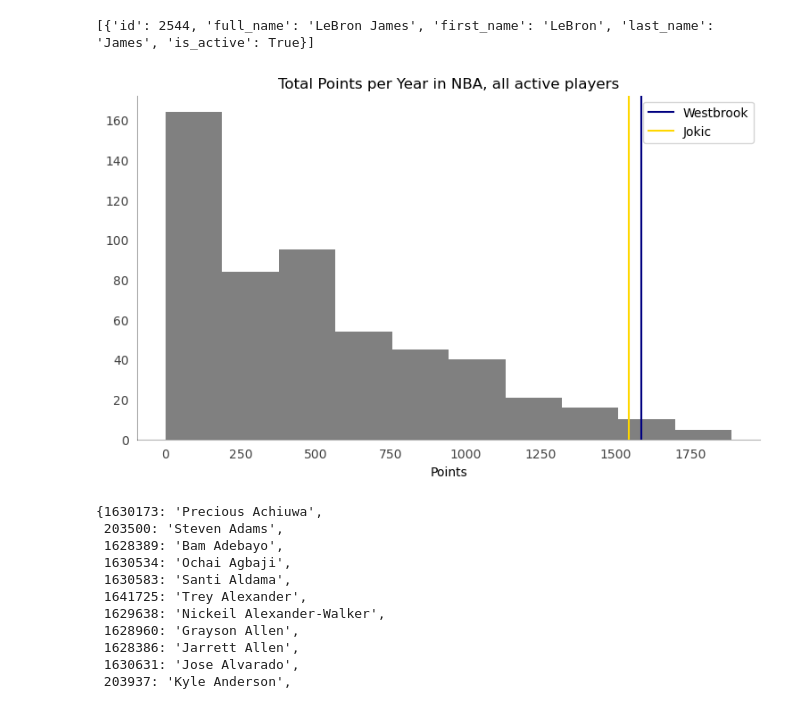
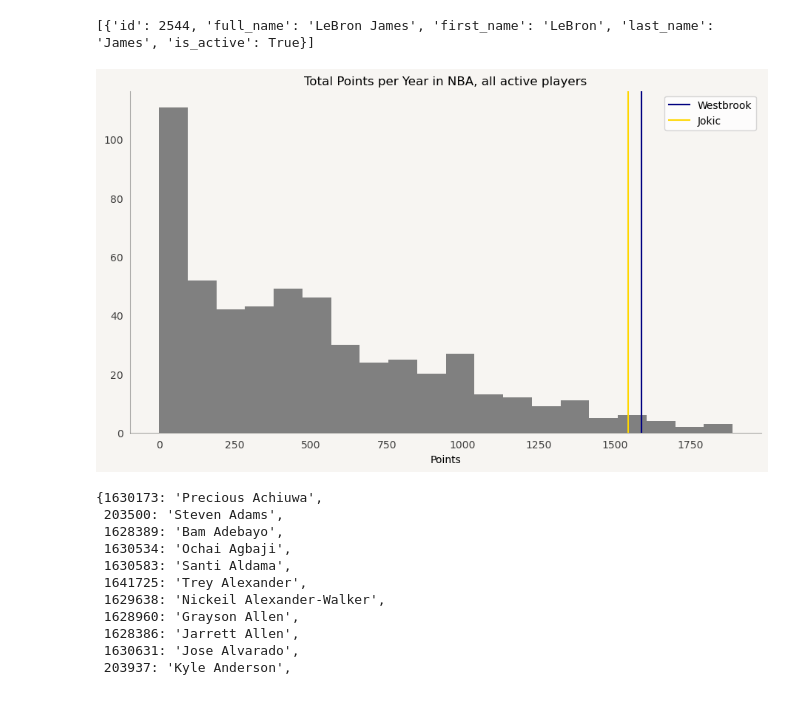
Before and after one commit to lonswaymar/NuggetAnalysis, a Jupyter notebook: notebooks/gather_data.ipynb, the cells around one changed output. Drawn from its saved outputs; the diff is of its cells as text; code cells hidden in the pictures.

Commit message:
Updated figure sizes, added snippets of data, and annotated the second section

```diff
--- a/notebooks/gather_data.ipynb
+++ b/notebooks/gather_data.ipynb
@@ -61,5 +60,6 @@ wb.tail()
 # %%
 # Fix the TOT in TEAM_ABBREVIATION to LAC
 wb.loc[16, "TEAM_ABBREVIATION"] = "LAC"
+wb = wb[["SEASON_ID", "TEAM_ABBREVIATION", "MIN", "PTS", "REB", "AST"]]
 wb.tail()
 # %% [output]
@@ -263,21 +262,21 @@ for player_ID in tqdm(all_IDs.keys()):
 wbRatio = wb["PTS"].sum()/len(wb["SEASON_ID"].unique())
 ykRatio = jk["PTS"].sum()/len(jk["SEASON_ID"].unique())
 # %%
-fig, ax = plt.subplots(figsize=(9,5))
+fig, ax = plt.subplots(figsize=figsize)
 fig.set_facecolor(facecolor)
 ax.set_facecolor(facecolor)
-ax.hist(totalPointsPerYearsInLeague, color="grey")
+ax.hist(totalPointsPerYearsInLeague, color="grey", bins=20)
 tidy_axes(ax)
 ax.set_title("Total Points per Year in NBA, all active players")
 ax.axvline([wbRatio], label="Westbrook", c="navy")
 ax.axvline([ykRatio], label="Jokic", c="gold")
 ax.set_xlabel("Points")
 ax.legend()
 
 plt.savefig("../images/totalPointsPerYears.png")
 plt.show()
 # %% [output]
-[figure, old version]
+[figure, new version]
 # %%
 # %% [output]
 {1630173: 'Precious Achiuwa',
```
Also changed, not shown: parts of 10 cells of this notebook, 10 other files.
